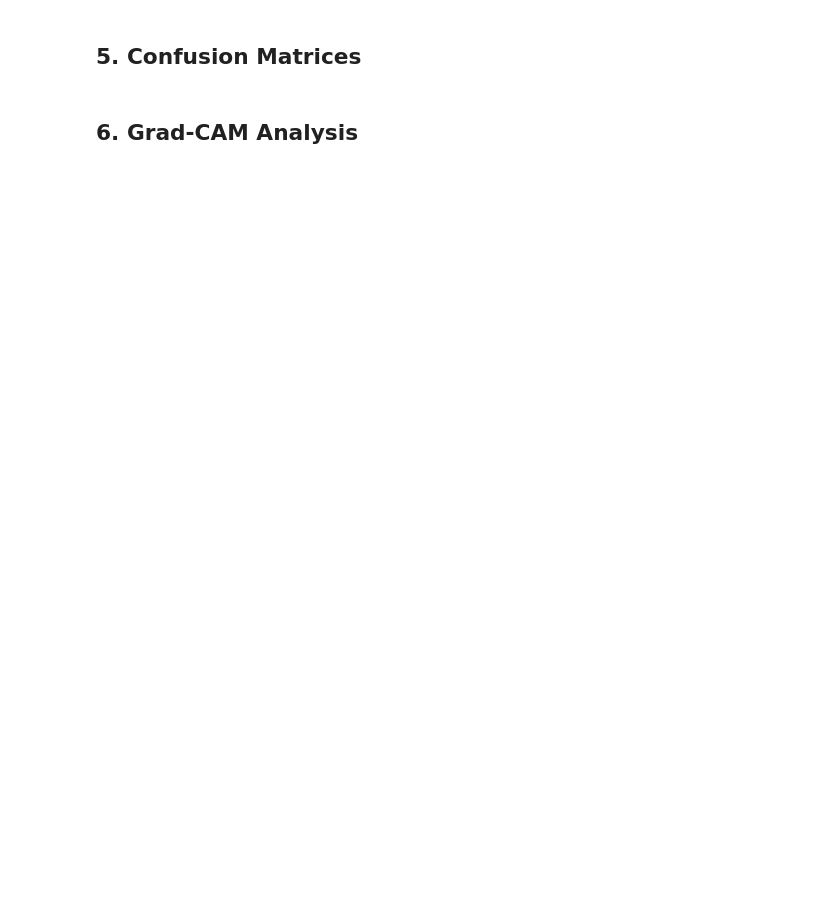
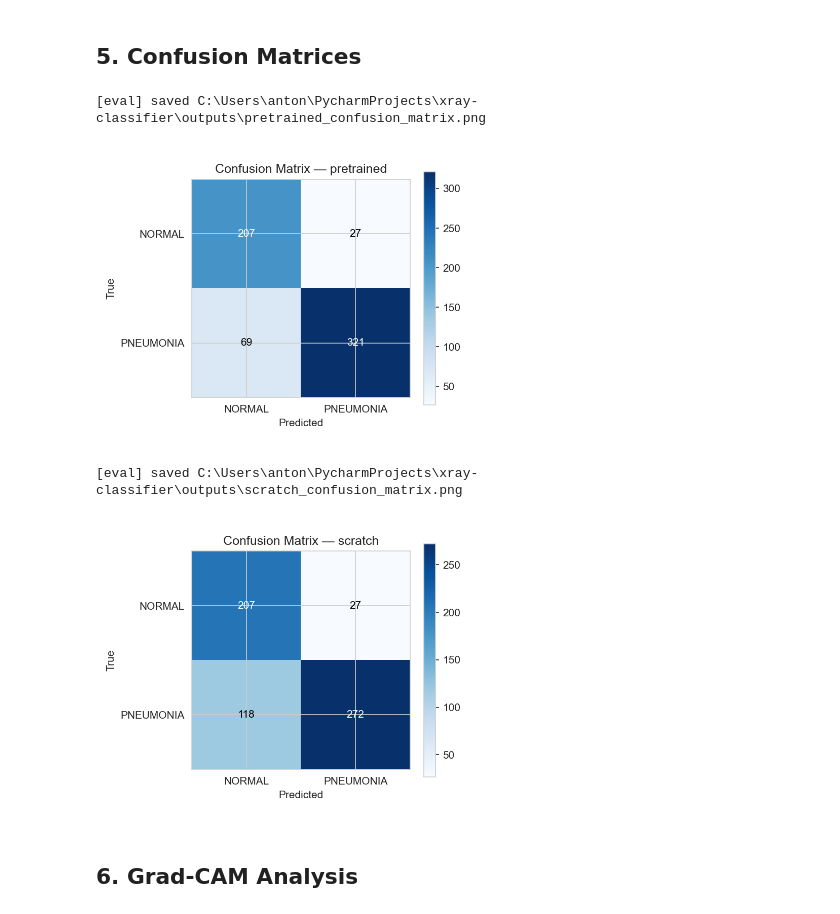
Before and after one commit to ruben4ick/xray-classifier, a Jupyter notebook: notebook.ipynb, the cells around one changed output. Drawn from its saved outputs; the diff is of its cells as text; code cells hidden in the pictures; blank space fills up the shorter version.

```diff
--- a/notebook.ipynb
+++ b/notebook.ipynb
@@ -15,2 +104,20 @@ This notebook presents the full experiment: data exploration, training results,
 # %% [markdown]
 ## 4. Test Metrics
+# %%
+
+loaders = get_loaders()
+results = {}
+
+for name in ("pretrained", "scratch"):
+    model                   = load_model(name, device)
+    y_true, y_pred, y_prob  = get_predictions(model, loaders["test"], device)
+    metrics                 = compute_metrics(y_true, y_pred, y_prob)
+    results[name] = dict(
+        model=model, y_true=y_true, y_pred=y_pred, y_prob=y_prob, metrics=metrics
+    )
+
+df = (
+    pd.DataFrame({n: d["metrics"] for n, d in results.items()})
+    .T.rename_axis("model")
+)
+display(df.style.format("{:.4f}").highlight_max(axis=0, props="font-weight: bold"))
@@ -17,4 +132,14 @@ This notebook presents the full experiment: data exploration, training results,
 # %% [markdown]
 ## 5. Confusion Matrices
+# %%
+
+for name, data in results.items():
+    plot_confusion_matrix(data["y_true"], data["y_pred"], name)
+    display(Image(str(OUTPUTS / f"{name}_confusion_matrix.png"), width=380))
+# %% [output]
+[eval] saved C:\Users\anton\PycharmProjects\xray-classifier\outputs\pretrained_confusion_matrix.png
+[figure, added]
+[eval] saved C:\Users\anton\PycharmProjects\xray-classifier\outputs\scratch_confusion_matrix.png
+[figure, added]
 # %% [markdown]
 ## 6. Grad-CAM Analysis
```
Also changed, not shown: parts of 6 cells of this notebook, 13 other files.
